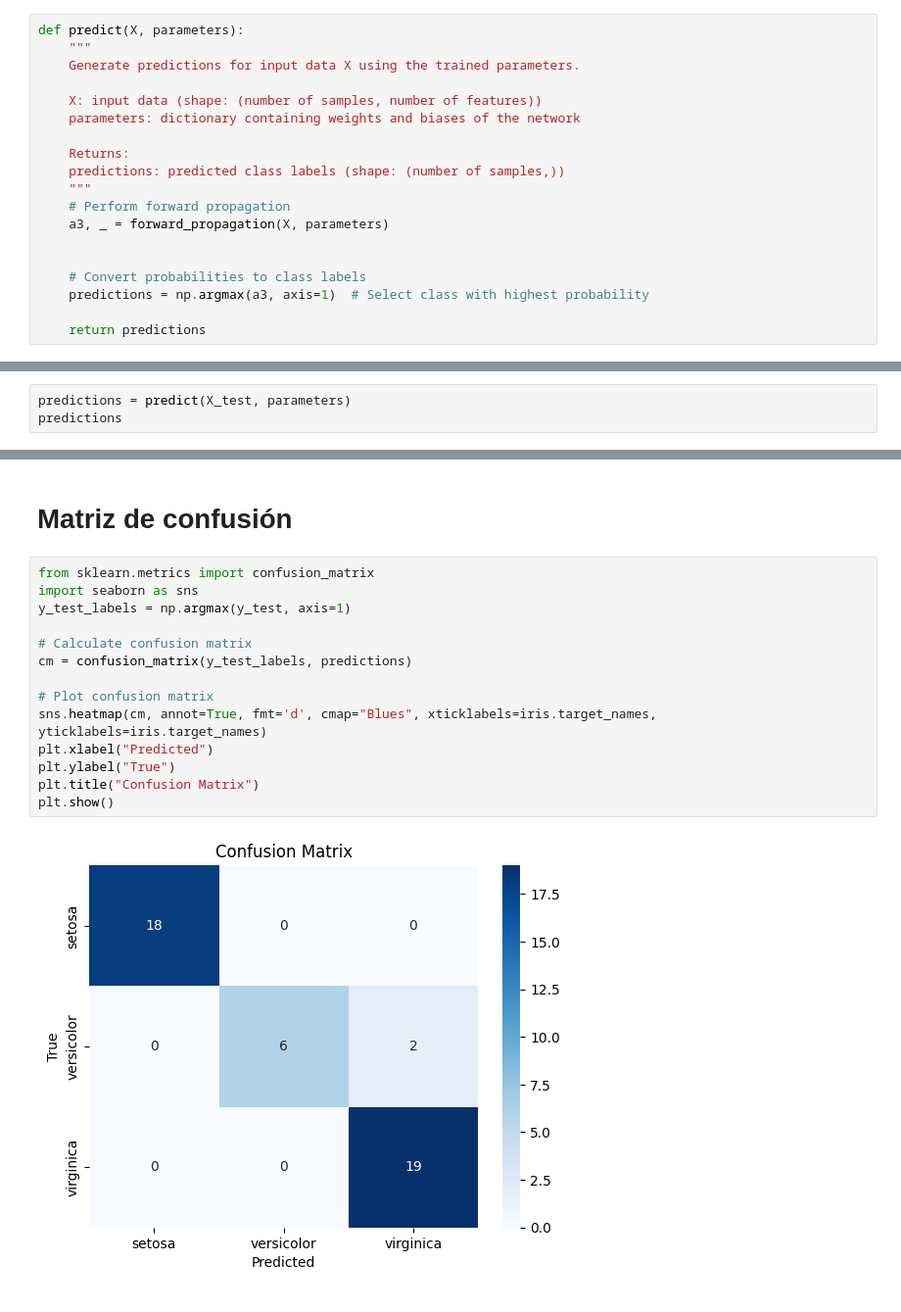
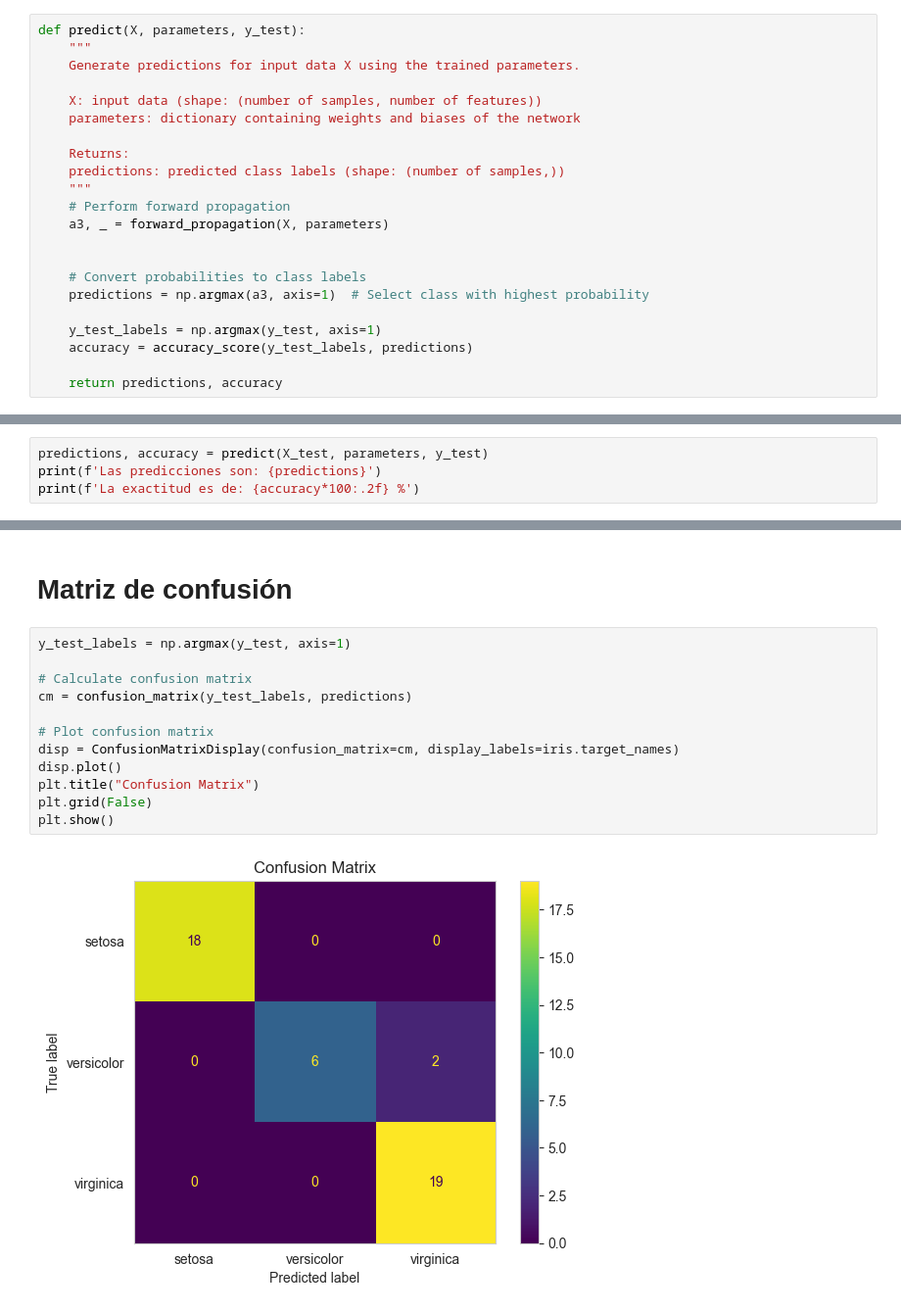
Before and after one commit to alejandroalemanaleman/RedNeuronal_OH, a Jupyter notebook: RedNeuronal.ipynb, the cells around one changed output, grey strips where cells are left out. Shown: that part at 98% size. Cells and saved outputs as stored; diff of their text form.

```diff
--- a/RedNeuronal.ipynb
+++ b/RedNeuronal.ipynb
@@ -179,7 +182,7 @@ def model(X, Y, layers_dims, learning_rate=0.01, num_epochs=10000, print_cost=Tr
 # %% [markdown]
 # Predicción
 # %%
-def predict(X, parameters):
+def predict(X, parameters, y_test):
     """
     Generate predictions for input data X using the trained parameters.
 
@@ -196,4 +199,7 @@ def predict(X, parameters):
     # Convert probabilities to class labels
     predictions = np.argmax(a3, axis=1)  # Select class with highest probability
 
-    return predictions
+    y_test_labels = np.argmax(y_test, axis=1)
+    accuracy = accuracy_score(y_test_labels, predictions)
+
+    return predictions, accuracy
@@ -228,4 +265,5 @@ Cost after epoch 9000: 0.000011
 # %%
-predictions = predict(X_test, parameters)
-predictions
+predictions, accuracy = predict(X_test, parameters, y_test)
+print(f'Las predicciones son: {predictions}')
+print(f'La exactitud es de: {accuracy*100:.2f} %')
 # %% [output]
@@ -251,18 +273,16 @@ plt.show()
 # %% [markdown]
 # Matriz de confusión
 # %%
-from sklearn.metrics import confusion_matrix
-import seaborn as sns
 y_test_labels = np.argmax(y_test, axis=1)
 
 # Calculate confusion matrix
 cm = confusion_matrix(y_test_labels, predictions)
 
 # Plot confusion matrix
-sns.heatmap(cm, annot=True, fmt='d', cmap="Blues", xticklabels=iris.target_names, yticklabels=iris.target_names)
-plt.xlabel("Predicted")
-plt.ylabel("True")
+disp = ConfusionMatrixDisplay(confusion_matrix=cm, display_labels=iris.target_names)
+disp.plot()
 plt.title("Confusion Matrix")
+plt.grid(False)
 plt.show()
 # %% [output]
-[figure, old version]
+[figure, new version]
```
Also changed, not shown: parts of 6 cells of this notebook.
